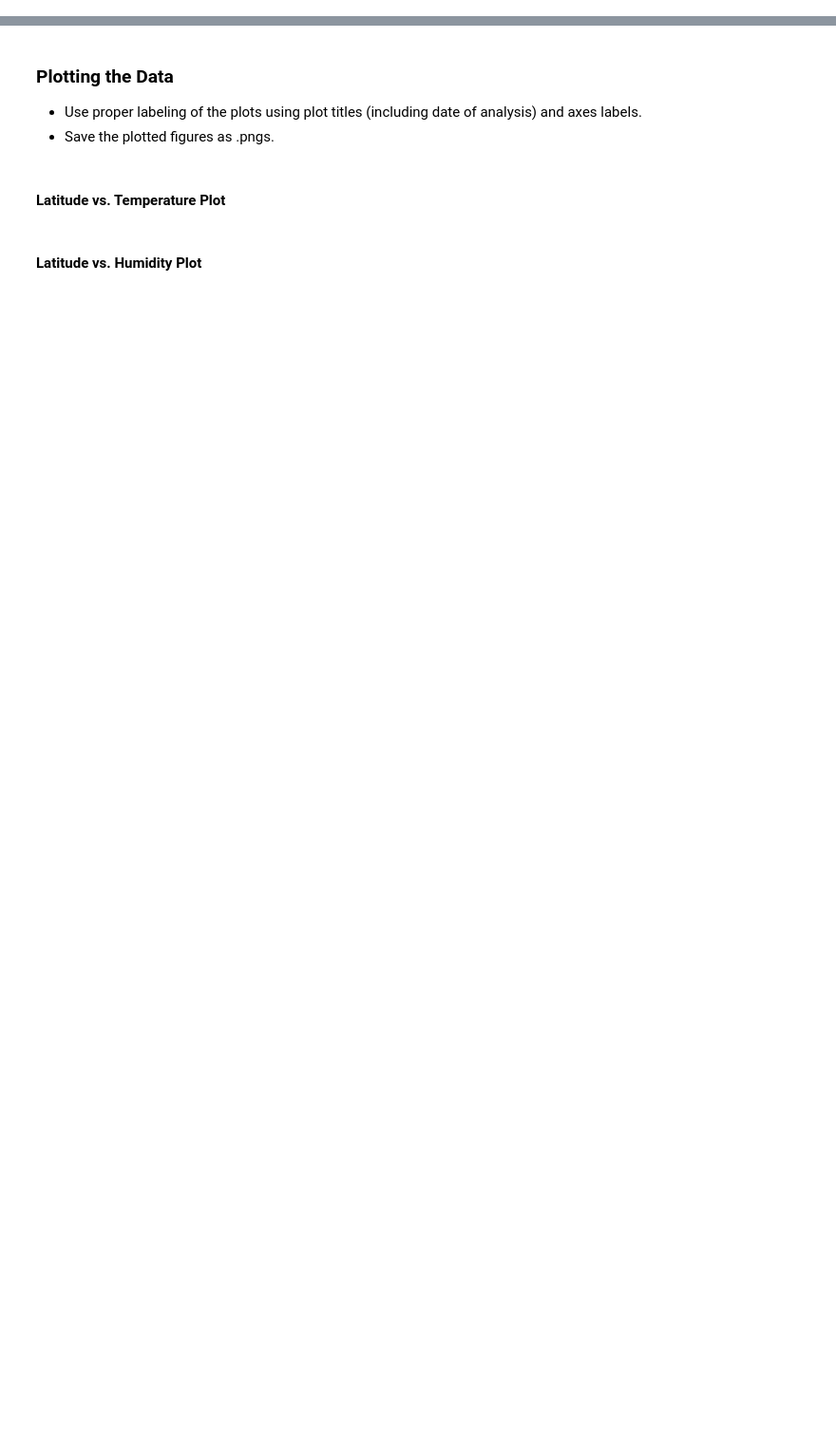
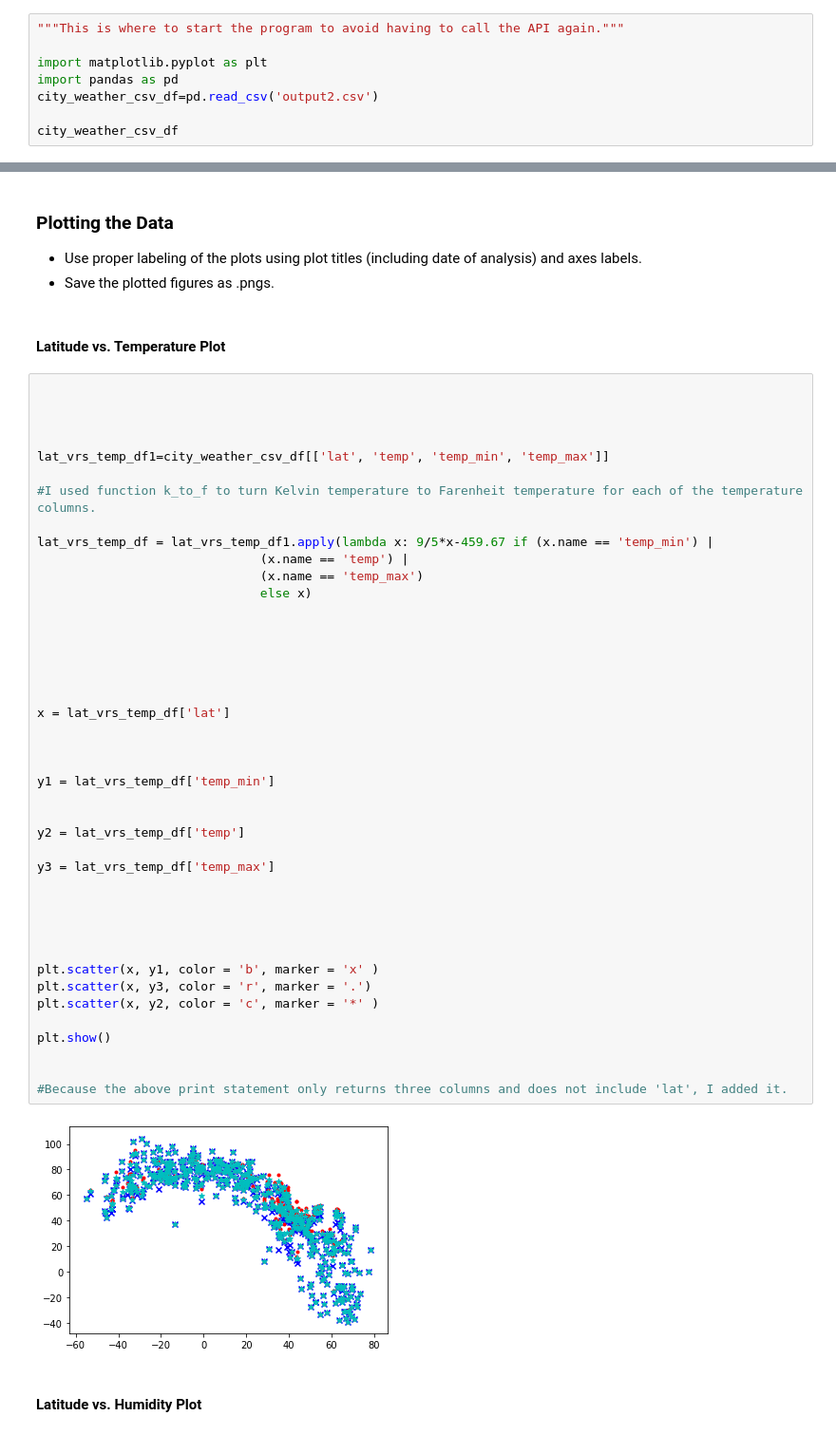
Before and after one commit to scottcm73/Python_getting_data_from_API, a Jupyter notebook: WeatherPy/WeatherPy.ipynb, the cells around one changed output, grey strips where cells are left out. Shown: that part at 95% size. Cells and saved outputs as stored; diff of their text form; blank space fills up the shorter version.

Commit message:
Added notebook and output for reclone

```diff
--- a/WeatherPy/WeatherPy.ipynb
+++ b/WeatherPy/WeatherPy.ipynb
@@ -58,0 +109,8 @@ len(cities)
+# %%
+"""This is where to start the program to avoid having to call the API again."""
+
+import matplotlib.pyplot as plt
+import pandas as pd
+city_weather_csv_df=pd.read_csv('output2.csv')
+
+city_weather_csv_df
@@ -62,5 +134,49 @@ len(cities)
 * Save the plotted figures as .pngs.
 # %% [markdown]
 #### Latitude vs. Temperature Plot
+# %%
+
+
+
+
+lat_vrs_temp_df1=city_weather_csv_df[['lat', 'temp', 'temp_min', 'temp_max']]
+
+#I used function k_to_f to turn Kelvin temperature to Farenheit temperature for each of the temperature columns.
+
+lat_vrs_temp_df = lat_vrs_temp_df1.apply(lambda x: 9/5*x-459.67 if (x.name == 'temp_min') |
+                              (x.name == 'temp') |
+                              (x.name == 'temp_max')
+                              else x)
+
+
+
+
+
+
+x = lat_vrs_temp_df['lat']
+
+
+
+y1 = lat_vrs_temp_df['temp_min']
+
+
+y2 = lat_vrs_temp_df['temp']
+
+y3 = lat_vrs_temp_df['temp_max']
+
+
+
+
+
+plt.scatter(x, y1, color = 'b', marker = 'x' )
+plt.scatter(x, y3, color = 'r', marker = '.')
+plt.scatter(x, y2, color = 'c', marker = '*' )
+
+plt.show()
+
+
+#Because the above print statement only returns three columns and does not include 'lat', I added it.
+# %% [output]
+[figure, added]
 # %% [markdown]
 #### Latitude vs. Humidity Plot
```
Also changed, not shown: parts of 10 cells of this notebook, 1 other file.
